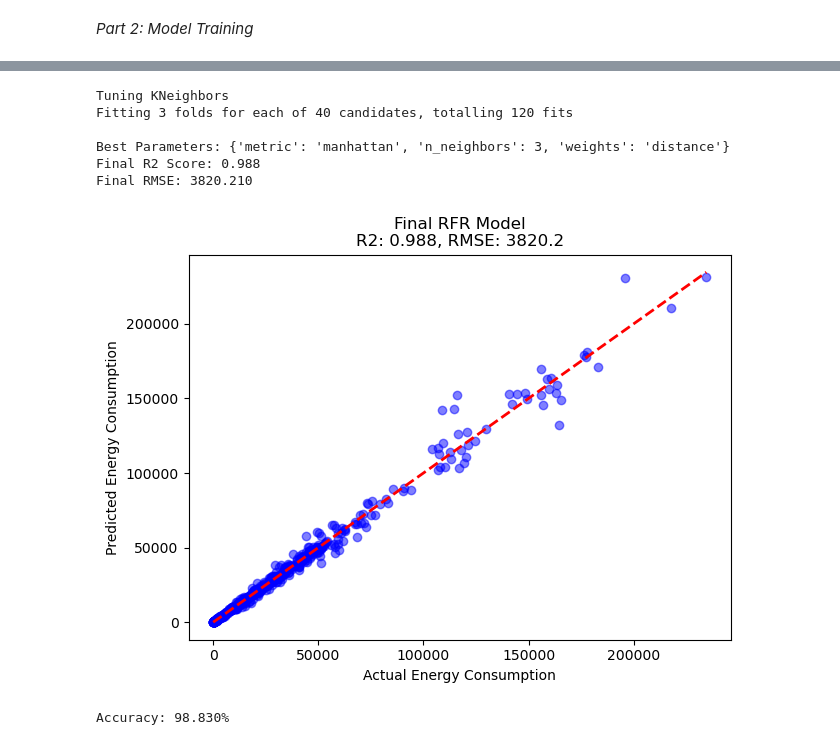
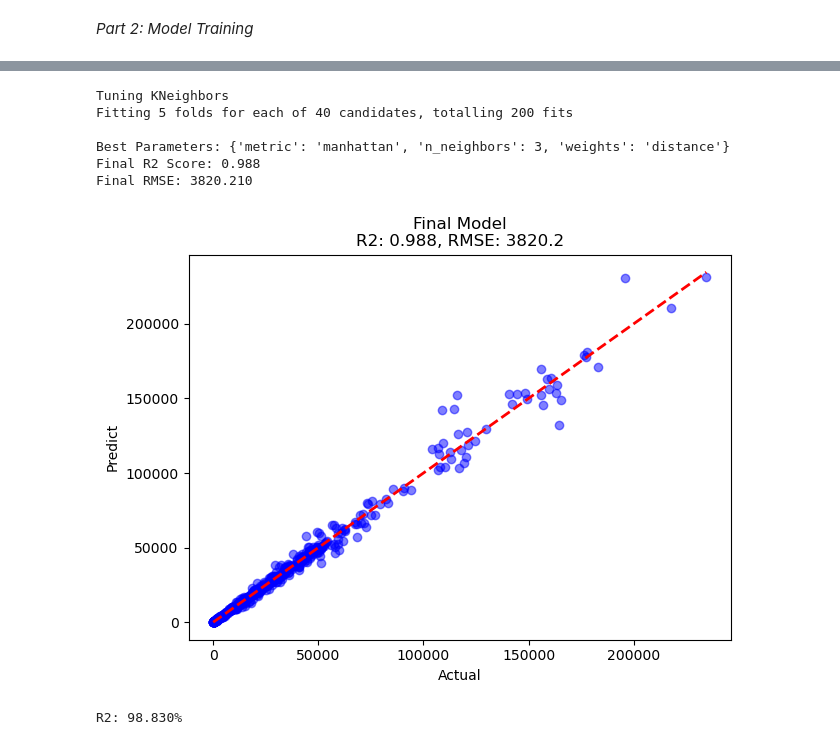
Before and after one commit to alvin0401lo/Energy_consumption_prediction_using_Machine_Learning, a Jupyter notebook: ML_assignment.ipynb, the cells around one changed output, grey strips where cells are left out. Cells and saved outputs as stored; diff of their text form; code cells hidden in the pictures.

Commit message:
finalize

```diff
--- a/ML_assignment.ipynb
+++ b/ML_assignment.ipynb
@@ -227,8 +199,8 @@ models['rfr'] =RandomForestRegressor()
 models['mpr'] =MLPRegressor()
 models['gbr'] =GradientBoostingRegressor()
 models['dtr'] =DecisionTreeRegressor()
-models['rrn'] =Ridge(alpha=10)
+models['rrn'] =Ridge()
 models['svr'] =SVR()
 # %%
-kf= KFold(n_splits=3, shuffle= True, random_state=42)
+kf= KFold(n_splits=5, shuffle= True, random_state=42)
 # %%
@@ -396,44 +405,44 @@ Accuracy: 0.987
 # %%
-knn_pt= KNeighborsRegressor()
-param_grid_knn_pt= {'n_neighbors': list(range(1,11)),
-                    'weights': ['uniform','distance'],
-                    'metric': ['euclidean', 'manhattan']
-                    }
-#10,20... #1-20..
-
-grid_knn_pt= GridSearchCV(estimator=knn_pt,
-                          param_grid=param_grid_knn_pt,
+#hyperparameter tuning using GridSearchCV
+knn_pg= { 'n_neighbors': list(range(1,11)),
+         'weights': ['uniform','distance'],
+         'metric': ['euclidean','manhattan']
+}
+grid_knn_pghp= GridSearchCV(estimator=KNeighborsRegressor(),
+                          param_grid=knn_pg,
                           cv=kf, scoring='r2',n_jobs=-1, verbose=1)
 print("Tuning KNeighbors")
-grid_knn_pt.fit(X_train_scaled, y_train)
+grid_knn_pghp.fit(X_train_scaled, y_train)
 
-best_knn= grid_knn_pt.best_estimator_
+best_knn= grid_knn_pghp.best_estimator_
 y_pred= best_knn.predict(X_test_scaled)
 
 fr2= r2_score(y_test, y_pred)
 frmse= np.sqrt(mean_squared_error(y_test, y_pred))
 
-print(f"\nBest Parameters: {grid_knn_pt.best_params_}")
+print(f"\nBest Parameters: {grid_knn_pghp.best_params_}")
 print(f"Final R2 Score: {fr2:.3f}")
 print(f"Final RMSE: {frmse:.3f}")
 
+#draw graph
 plt.figure(figsize=(7, 5))
 plt.scatter(y_test, y_pred, color='blue', alpha=0.5)
 plt.plot([y_test.min(), y_test.max()], [y_test.min(), y_test.max()], 'r--', lw=2)
-plt.title(f'Final RFR Model\nR2: {fr2:.3f}, RMSE: {frmse:.1f}')
-plt.xlabel('Actual Energy Consumption')
-plt.ylabel('Predicted Energy Consumption')
+plt.title(f'Final Model\nR2: {fr2:.3f}, RMSE: {frmse:.1f}')
+plt.xlabel('Actual')
+plt.ylabel('Predict')
 plt.show()
 # %% [output]
 Tuning KNeighbors
-Fitting 3 folds for each of 40 candidates, totalling 120 fits
+Fitting 5 folds for each of 40 candidates, totalling 200 fits
 
 Best Parameters: {'metric': 'manhattan', 'n_neighbors': 3, 'weights': 'distance'}
 Final R2 Score: 0.988
 Final RMSE: 3820.210
-[figure, old version]
+[figure, new version]
 # %%
-fscores= grid_knn_pt.score(X_test_scaled, y_test)
-print(f'Accuracy: {fscores:.3%} ')
+#final model test
+fscores= grid_knn_pghp.score(X_test_scaled, y_test)
+print(f'R2: {fscores:.3%} ')
 # %% [output]
-Accuracy: 98.830%
+R2: 98.830%
```
Also changed, not shown: parts of 14 cells of this notebook.
